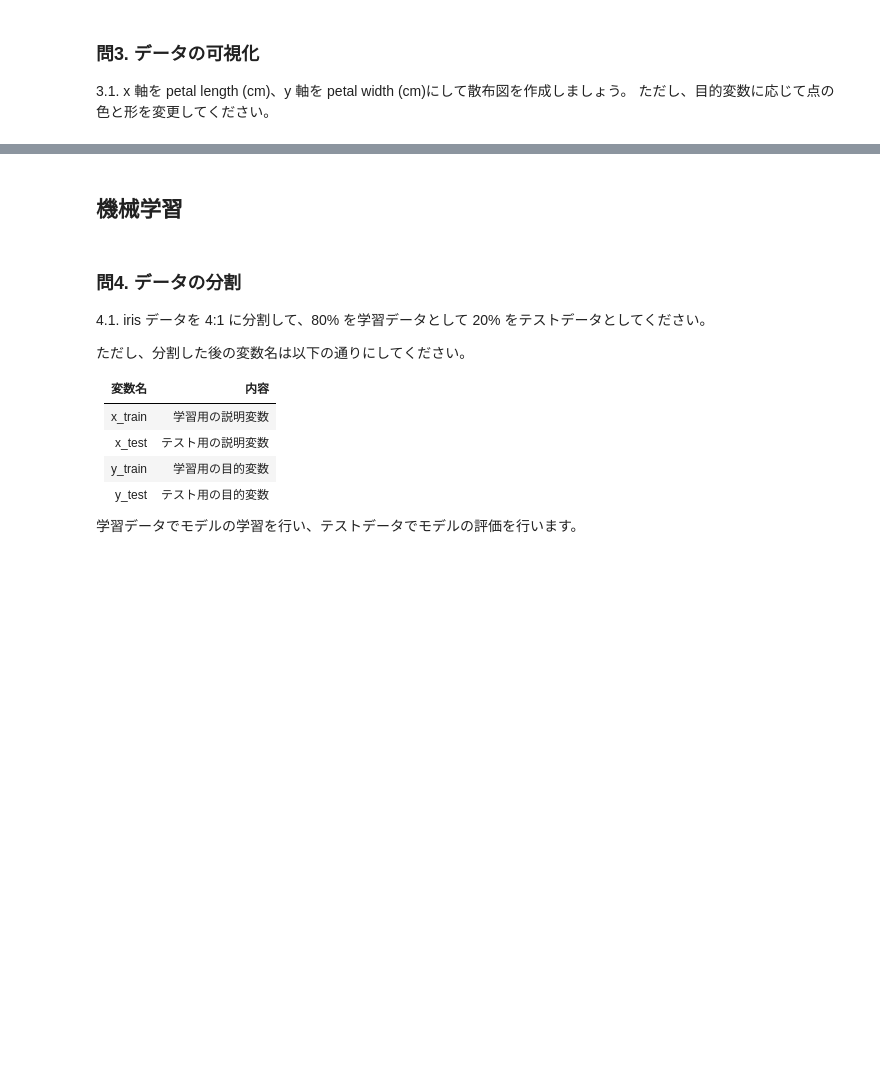
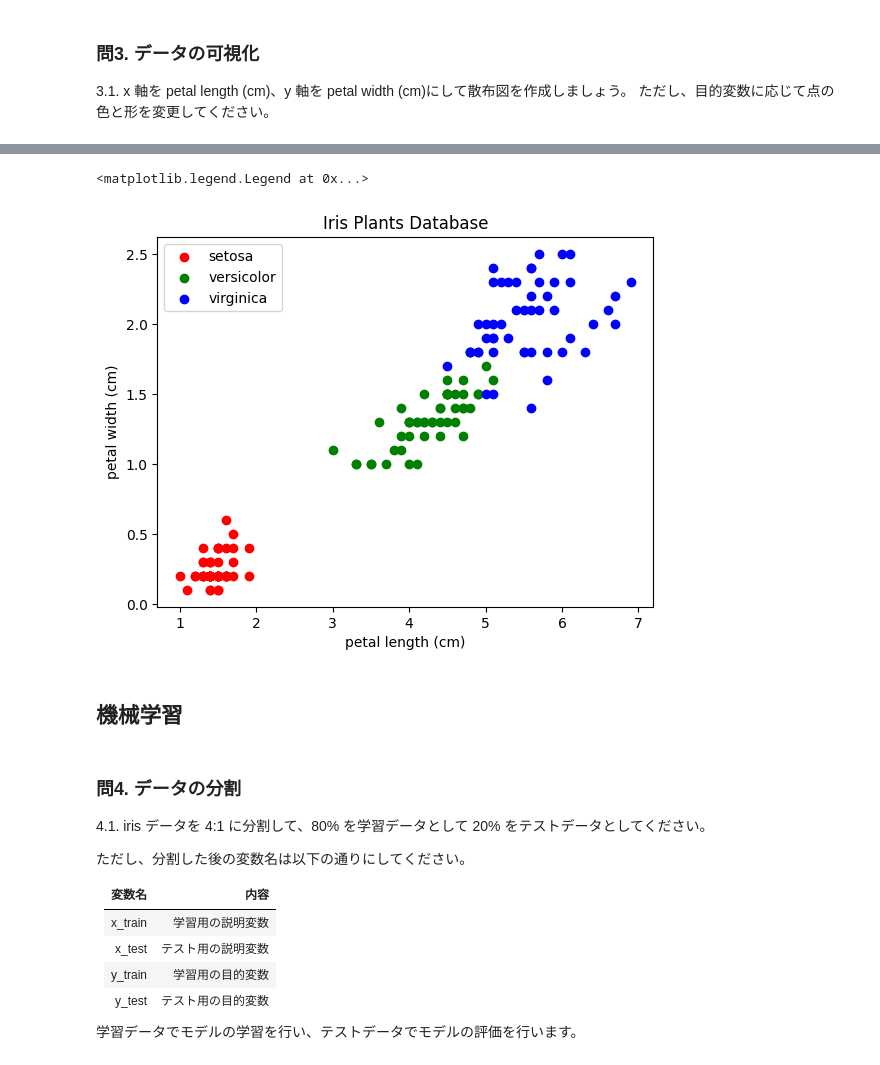
Before and after one commit to Yuka0830/BasicPython, a Jupyter notebook: sklearn_quiz.ipynb, the cells around one changed output, grey strips where cells are left out. Saved outputs shown, nothing was run; the diff lists cells and outputs as text; code cells hidden in the pictures; blank space fills up the shorter version.

```diff
--- a/sklearn_quiz.ipynb
+++ b/sklearn_quiz.ipynb
@@ -116,3 +112,15 @@ print(random_rows)
+# %%
+import matplotlib.pyplot as plt
+plt.scatter(df_data[df_target['target']==0]['petal length (cm)'],df_data[df_target['target']==0]['petal width (cm)'],label="setosa",color='red')
+plt.scatter(df_data[df_target['target']==1]['petal length (cm)'],df_data[df_target['target']==1]['petal width (cm)'],label="versicolor",color='green')
+plt.scatter(df_data[df_target['target']==2]['petal length (cm)'],df_data[df_target['target']==2]['petal width (cm)'],label="virginica",color='blue')
+plt.title('Iris Plants Database')
+plt.xlabel('petal length (cm)')
+plt.ylabel('petal width (cm)')
+plt.legend()
+# %% [output]
+<matplotlib.legend.Legend at 0x...>
+[figure, added]
 # %% [markdown]
 ## 機械学習
 # %% [markdown]
```
Also changed, not shown: parts of 2 cells of this notebook.
